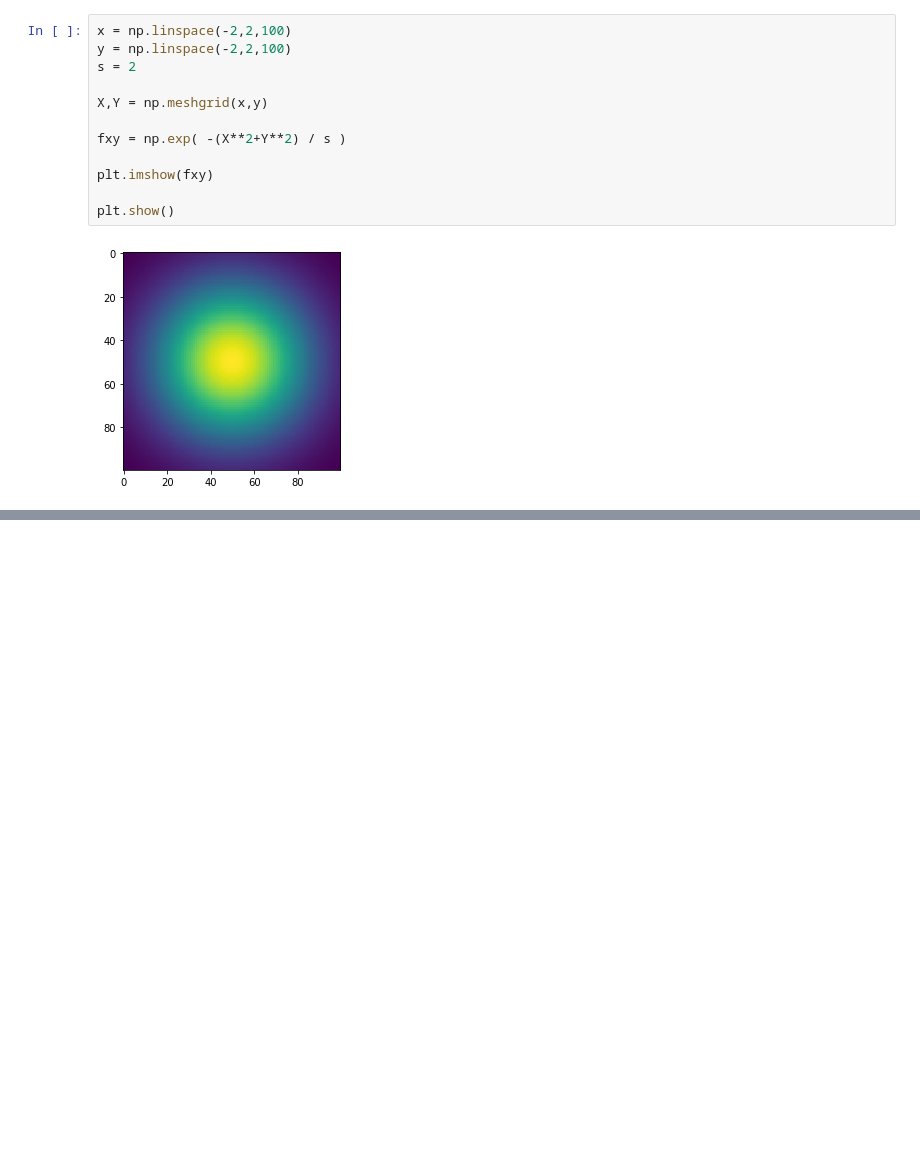
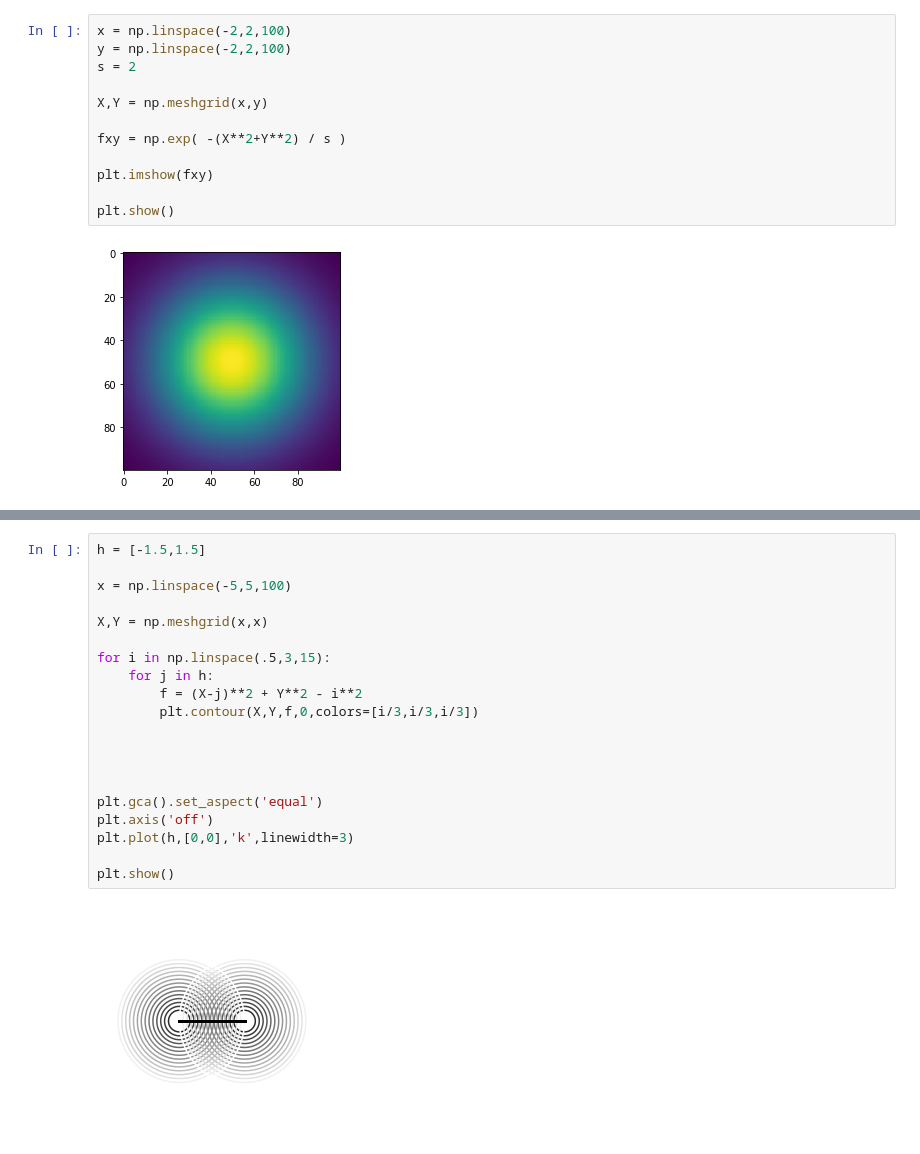
Before and after one commit to ccentola/python-math, a Jupyter notebook: notebooks/7-Graphing-Conic-Sections/07.01_graphinc_conic_sections.ipynb, the cells around one changed output, grey strips where cells are left out. Saved outputs shown, nothing was run; the diff lists cells and outputs as text; blank space fills up the shorter version.

```diff
--- a/notebooks/7-Graphing-Conic-Sections/07.01_graphinc_conic_sections.ipynb
+++ b/notebooks/7-Graphing-Conic-Sections/07.01_graphinc_conic_sections.ipynb
@@ -73,0 +100,22 @@ plt.show()
+# %%
+h = [-1.5,1.5]
+
+x = np.linspace(-5,5,100)
+
+X,Y = np.meshgrid(x,x)
+
+for i in np.linspace(.5,3,15):
+    for j in h:
+        f = (X-j)**2 + Y**2 - i**2
+        plt.contour(X,Y,f,0,colors=[i/3,i/3,i/3])
+
+
+
+
+plt.gca().set_aspect('equal')
+plt.axis('off')
+plt.plot(h,[0,0],'k',linewidth=3)
+
+plt.show()
+# %% [output]
+[figure, added]
```
Also changed, not shown: parts of 8 cells of this notebook.
